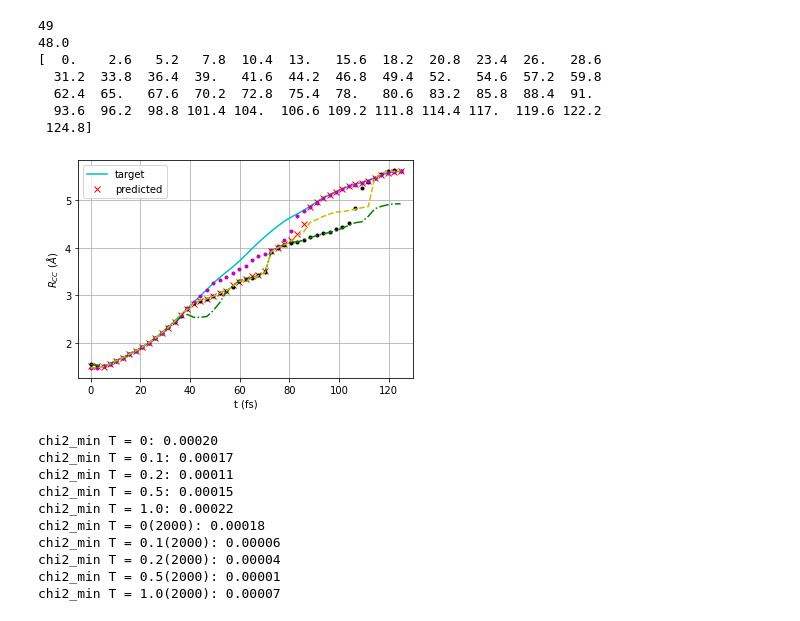
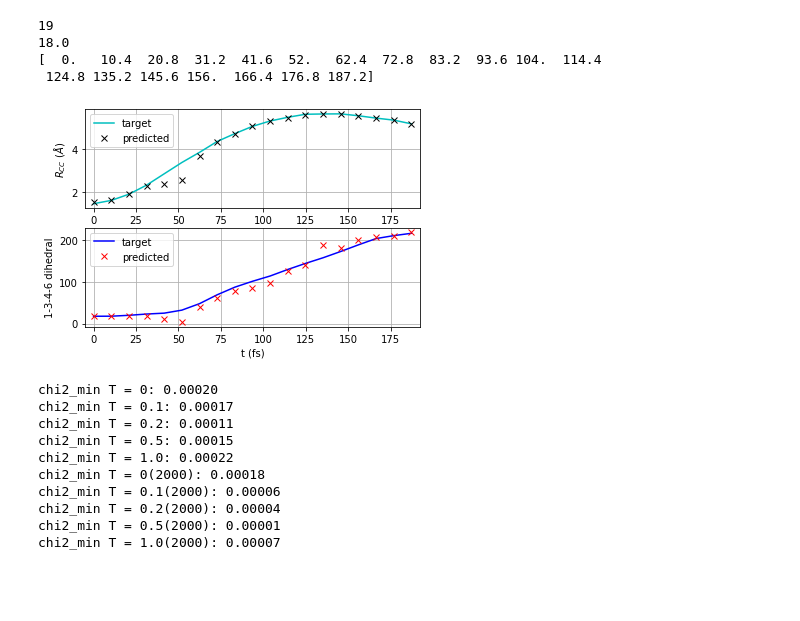
Before and after one commit to tnorthey/molecule, a Jupyter notebook: create_plots_chd.ipynb, the cells around one changed output. Saved outputs shown, nothing was run; the diff lists cells and outputs as text; code cells hidden in the pictures; blank space fills up the shorter version.

```diff
--- a/create_plots_chd.ipynb
+++ b/create_plots_chd.ipynb
@@ -249,48 +330,62 @@ p.plot(np.zeros(len(factor_distribution)), 'k--')
 # %%
 import numpy as np
 import matplotlib.pyplot as p
 
-rCC_target = np.loadtxt('report/rcc_target.dat')
+rCC_target = np.loadtxt('report/rcc_target_stride4.dat')
 #rCC_predicted = np.loadtxt('RCC_chd_qmax_25.0_ds_0.20_N_1996_nt_40.dat')
 rCC_predicted1 = np.loadtxt('report/rcc_1003.dat')
 rCC_predicted2 = np.loadtxt('report/rcc_1002.dat')
 rCC_predicted3 = np.loadtxt('report/rcc_997_robust.dat')
 rCC_predicted4 = np.loadtxt('report/rcc_cheating.dat')
 rCC_predicted5 = np.loadtxt('report/rcc_198.dat')
-
+rCC_predicted6 = np.loadtxt('report/rcc_14809.dat')
+rCC_predicted6 = np.loadtxt('report/rcc_5007.dat')
 
 print(rCC_target.shape[0])
 print(rCC_target[-1, 0])
-time = np.linspace(0, 2.6 * rCC_target[-1, 0], rCC_target.shape[0])
+stride = 4
+time = np.linspace(0, stride * 2.6 * rCC_target[-1, 0], rCC_target.shape[0])
 print(time)
+
+ax1 = p.subplot(211)
 p.plot(time, rCC_target[:, 1], 'c')
-p.plot(time, rCC_predicted1[:, 1], 'rx')
-p.plot(time, rCC_predicted2[:, 1], 'k.')
-p.plot(time, rCC_predicted3[:, 1], 'g-.')
-p.plot(time, rCC_predicted4[:, 1], 'm.')
-p.plot(time, rCC_predicted5[:, 1], 'y--')
+p.plot(time, rCC_predicted6[:, 1], 'kx')
+#p.plot(time, rCC_predicted2[:, 1], 'k.')
+#p.plot(time, rCC_predicted3[:, 1], 'g-.')
+#p.plot(time, rCC_predicted4[:, 1], 'm.')
+#p.plot(time, rCC_predicted5[:, 1], 'y--')
 
 p.legend(('target', 'predicted'))
 p.xlabel('t (fs)')
 p.ylabel('$R_{CC}\ (\AA)$')
 p.grid()
 p.xlim((-5, time[-1] + 5))
 
+
+dih_target = np.loadtxt('dihedral_target_mod.dat')
+dih2 = np.loadtxt('dih2.dat')
+ax2 = p.subplot(212, sharex=ax1)
+
+p.plot(time, dih_target[:, 1], 'b-')
+p.plot(time, dih2[:, 1], 'rx')
+p.grid()
+p.legend(('target', 'predicted'))
+p.xlabel('t (fs)')
+p.ylabel('1-3-4-6 dihedral')
+
+
 fname = 'report/rcc_plots.png'
 p.savefig(fname, dpi=300, facecolor='w',
         edgecolor='w', orientation='portrait',
         format='png', transparent=False,
         bbox_inches='tight', pad_inches=0.1,
         metadata=None)
 # %% [output]
-49
-48.0
-[  0.    2.6   5.2   7.8  10.4  13.   15.6  18.2  20.8  23.4  26.   28.6
-  31.2  33.8  36.4  39.   41.6  44.2  46.8  49.4  52.   54.6  57.2  59.8
-  62.4  65.   67.6  70.2  72.8  75.4  78.   80.6  83.2  85.8  88.4  91.
-  93.6  96.2  98.8 101.4 104.  106.6 109.2 111.8 114.4 117.  119.6 122.2
- 124.8]
+19
+18.0
+[  0.   10.4  20.8  31.2  41.6  52.   62.4  72.8  83.2  93.6 104.  114.4
+ 124.8 135.2 145.6 156.  166.4 176.8 187.2]
-[figure, old version]
+[figure, new version]
 # %%
 fpath = 'chd_data'
 chi2_0p0 = np.loadtxt('%s/T0p0_ds0p1_q4_25_N1000_100runs.dat' % fpath)
```
Also changed, not shown: parts of 2 cells of this notebook, 37 other files.
